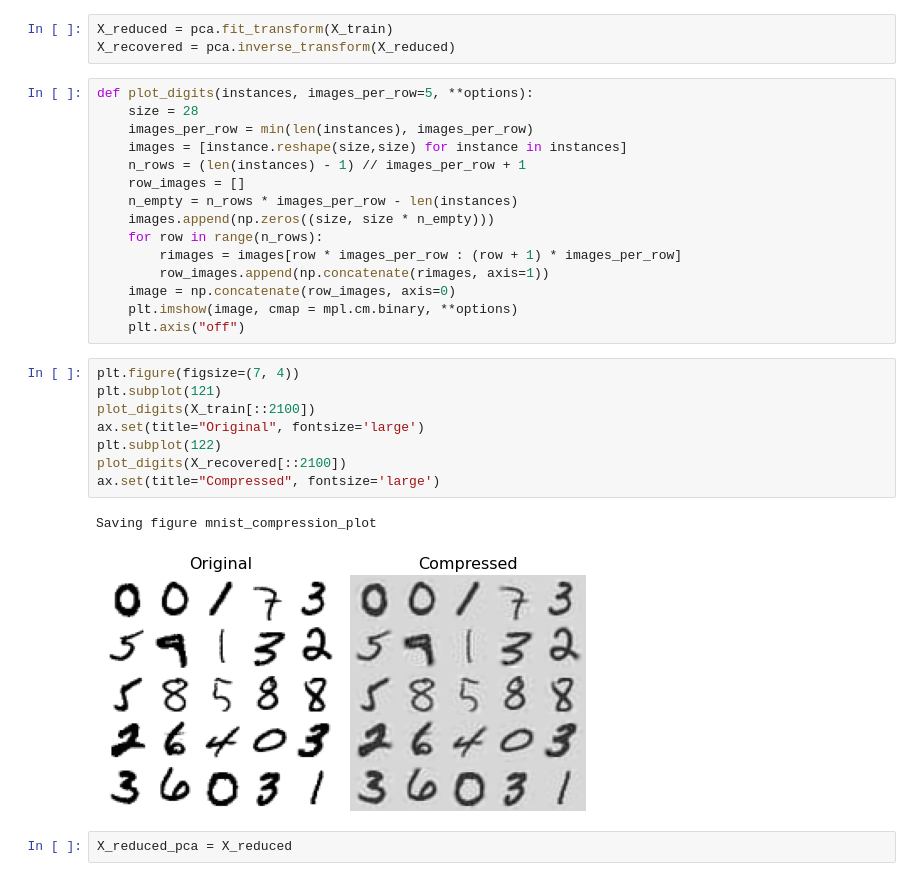
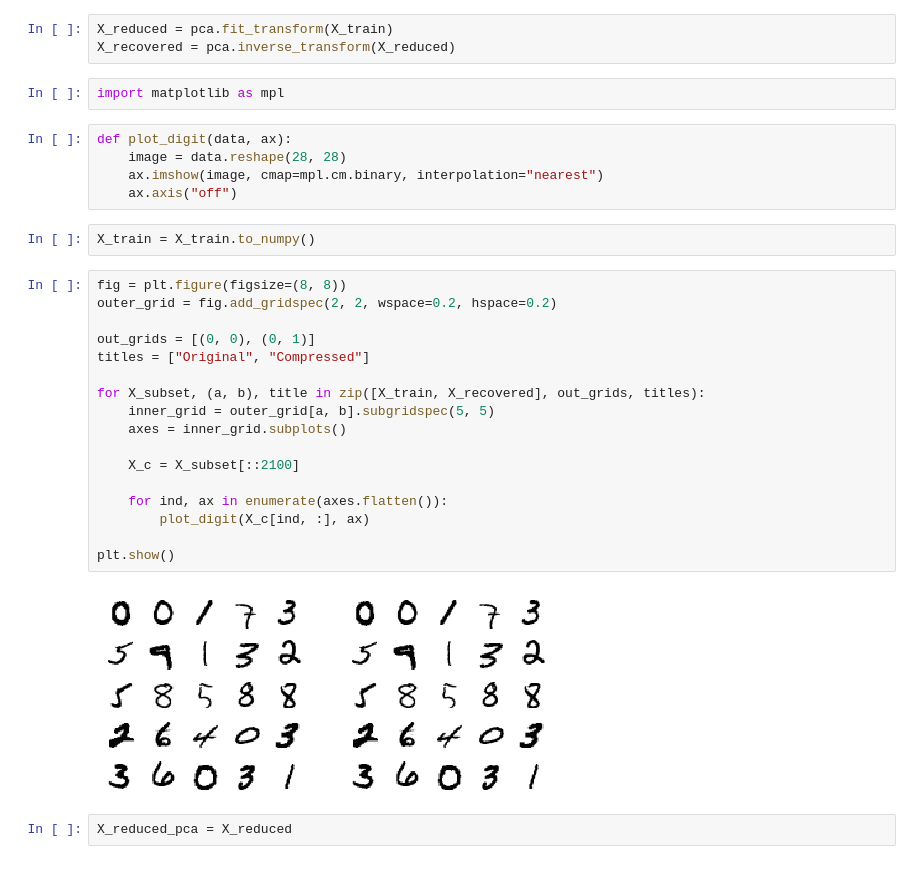
Before and after one commit to jy12060026ai/excss-stats, a Jupyter notebook: handson/08-dimensionality-reduction.ipynb, the cells around one changed output. Drawn from its saved outputs; the diff is of its cells as text.

```diff
--- a/handson/08-dimensionality-reduction.ipynb
+++ b/handson/08-dimensionality-reduction.ipynb
@@ -456,32 +451,34 @@ pca.n_components_
 # %%
 X_reduced = pca.fit_transform(X_train)
 X_recovered = pca.inverse_transform(X_reduced)
-# %%
-def plot_digits(instances, images_per_row=5, **options):
-    size = 28
-    images_per_row = min(len(instances), images_per_row)
-    images = [instance.reshape(size,size) for instance in instances]
-    n_rows = (len(instances) - 1) // images_per_row + 1
-    row_images = []
-    n_empty = n_rows * images_per_row - len(instances)
-    images.append(np.zeros((size, size * n_empty)))
-    for row in range(n_rows):
-        rimages = images[row * images_per_row : (row + 1) * images_per_row]
-        row_images.append(np.concatenate(rimages, axis=1))
-    image = np.concatenate(row_images, axis=0)
-    plt.imshow(image, cmap = mpl.cm.binary, **options)
-    plt.axis("off")
-# %%
-plt.figure(figsize=(7, 4))
-plt.subplot(121)
-plot_digits(X_train[::2100])
-ax.set(title="Original", fontsize='large')
-plt.subplot(122)
-plot_digits(X_recovered[::2100])
-ax.set(title="Compressed", fontsize='large')
-# %% [output]
-Saving figure mnist_compression_plot
-[figure, removed]
+# %%
+import matplotlib as mpl
+# %%
+def plot_digit(data, ax):
+    image = data.reshape(28, 28)
+    ax.imshow(image, cmap=mpl.cm.binary, interpolation="nearest")
+    ax.axis("off")
+# %%
+X_train = X_train.to_numpy()
+# %%
+fig = plt.figure(figsize=(8, 8))
+outer_grid = fig.add_gridspec(2, 2, wspace=0.2, hspace=0.2)
+
+out_grids = [(0, 0), (0, 1)]
+titles = ["Original", "Compressed"]
+
+for X_subset, (a, b), title in zip([X_train, X_recovered], out_grids, titles):
+    inner_grid = outer_grid[a, b].subgridspec(5, 5)
+    axes = inner_grid.subplots()
+
+    X_c = X_subset[::2100]
+
+    for ind, ax in enumerate(axes.flatten()):
+        plot_digit(X_c[ind, :], ax)
+
+plt.show()
+# %% [output]
+[figure, added]
 # %%
 X_reduced_pca = X_reduced
 # %% [markdown]
```
Also changed, not shown: parts of 47 cells of this notebook, 1 other file.
